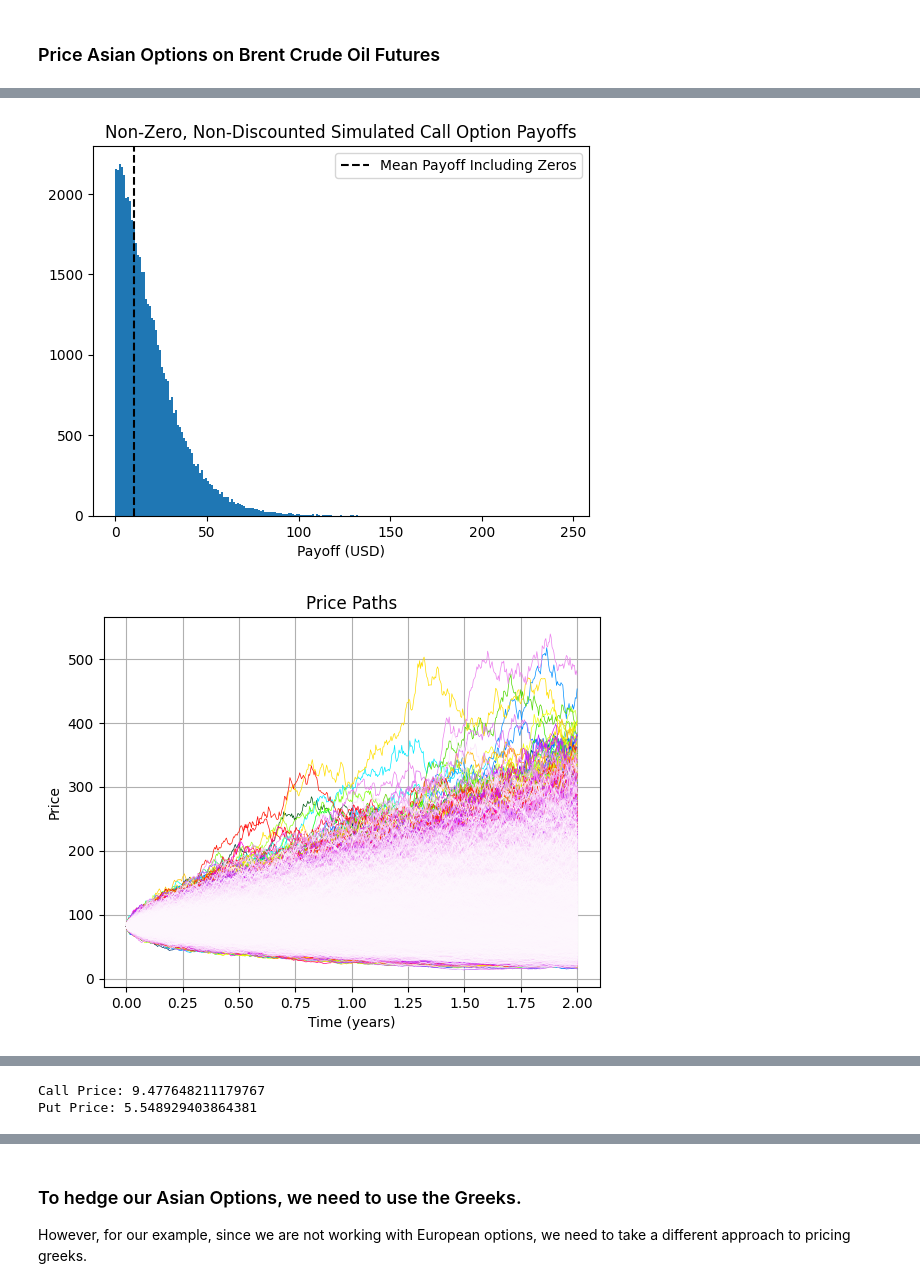
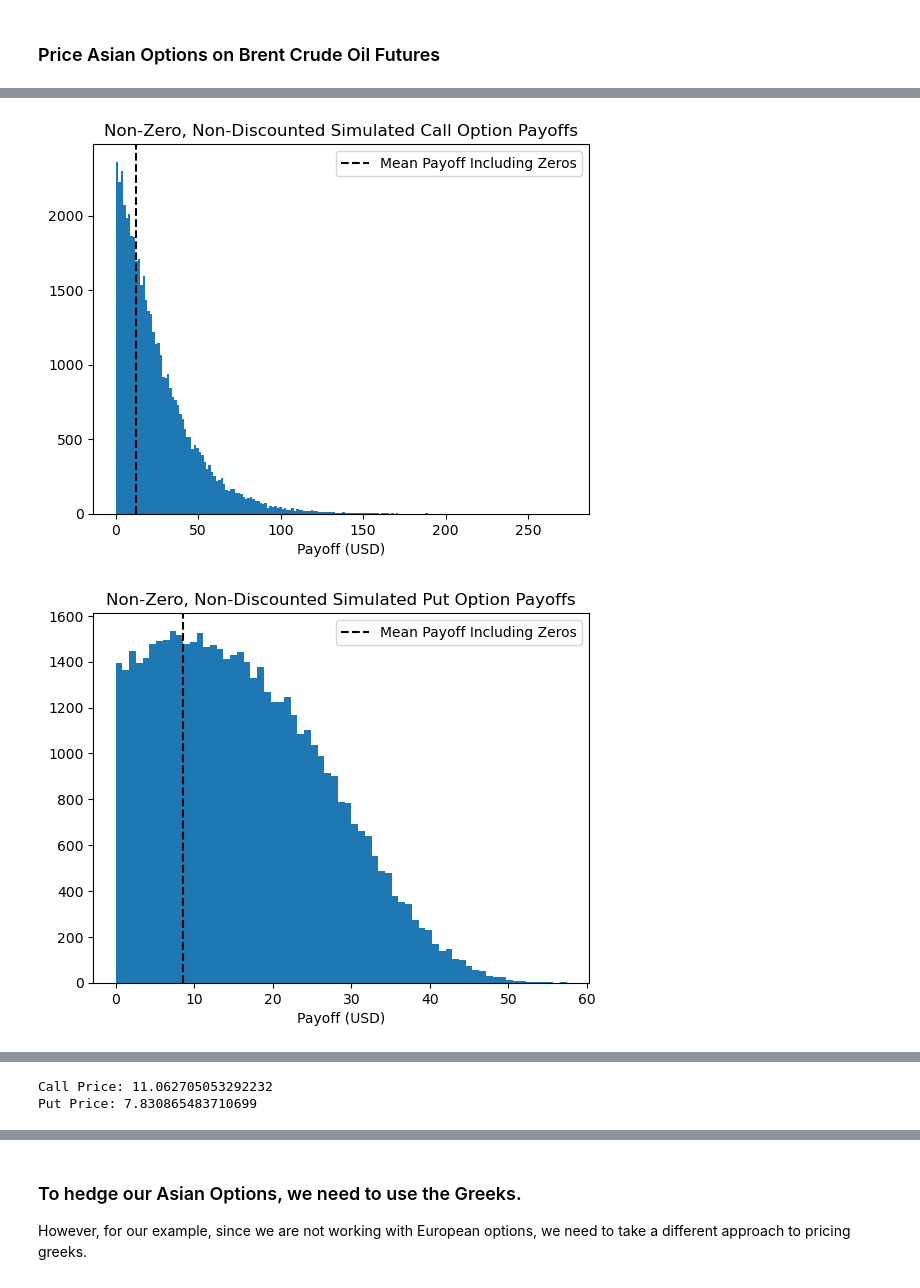
Before and after one commit to sparikh099/fe_620_project, a Jupyter notebook: src/bapm_asian_options.ipynb, the cells around one changed output, grey strips where cells are left out. Drawn from its saved outputs; the diff is of its cells as text; code cells hidden in the pictures.

```diff
--- a/src/bapm_asian_options.ipynb
+++ b/src/bapm_asian_options.ipynb
@@ -63,7 +65,9 @@ plt.show()
 # %% [output]
 [figure]
 # %%
-annualized_volatility = brent_oil_data["Log Returns"].std() * np.sqrt(252)
-print(f"Annualized Volatility: {annualized_volatility:.2%}")
+implied_volatility = brent_oil_data["Log Returns"].std() * np.sqrt(252)
+print(f"Annualized Volatility: {implied_volatility:.2%}")
+implied_volatility = 0.37042  # source: bloomberg
+print(f"Implied Volatility: {implied_volatility:.2%}")
 # %% [output]
 Annualized Volatility: 28.95%
@@ -133,12 +138,10 @@ def asian_option_valuation(S_0, K, r_f, sigma, T, N, option_type):
 # %%
 T = 1
 S0 = brent_oil_data.iloc[0]["Close"]
-sigma = annualized_volatility
+sigma = implied_volatility
 r = 4.12 / 100  # 2-year treasury note yield on 2023-04-24 from FRED
 n_sims = 100000
 n_steps = 25
 K = int(S0)
-asian_option_valuation(
-    S0, K, r, sigma, T, n_steps, "call"
-)
+asian_option_valuation(S0, K, r, sigma, T, n_steps, "call")
 # %% [output]
@@ -199,7 +202,17 @@ def plot_payoffs(payoffs, opt_type):
 
 
 def price_asian_option(
-    S0, T, sigma, r, n_sims, n_steps, K, opt_type, average_method, show_paths=False, show_payoffs=False
+    S0,
+    T,
+    sigma,
+    r,
+    n_sims,
+    n_steps,
+    K,
+    opt_type,
+    average_method,
+    show_paths=False,
+    show_payoffs=False,
 ):
     # Vectorized for efficiency
     paths = get_paths(S0, T, sigma, r, n_sims, n_steps)
@@ -323,11 +290,11 @@ Put Price: 4.332633353719653
 # %%
 T = 2
 S0 = brent_oil_data.iloc[0]["Close"]
-sigma = annualized_volatility
+sigma = implied_volatility
 r = 4.12 / 100  # 2-year treasury note yield on 2023-04-24 from FRED
 n_sims = 100000
-n_steps = T * 252
-K = int(S0)
+n_steps = 252 * T
+K = S0
 
 call_price = price_asian_option(
     S0=S0,
@@ -338,7 +305,7 @@ call_price = price_asian_option(
     n_steps=n_steps,
     K=K,
     opt_type="call",
-    average_method='arithmetic',
+    average_method="arithmetic",
     show_paths=True,
     show_payoffs=True,
 )
@@ -351,8 +318,8 @@ put_price = price_asian_option(
     n_steps=n_steps,
     K=K,
     opt_type="put",
-    average_method='arithmetic',
-    show_paths=True,
+    average_method="arithmetic",
+    show_paths=False,
     show_payoffs=True,
 )
 
@@ -364,2 +331,2 @@ print(f"")
-[figure, old version]
+[figure, new version]
-[figure, old version]
+[figure, new version]
@@ -367,2 +333,2 @@ print(f"")
-Call Price: 9.477648211179767
-Put Price: 5.548929403864381
+Call Price: 11.062705053292232
+Put Price: 7.830865483710699
```
Also changed, not shown: parts of 17 cells of this notebook.
